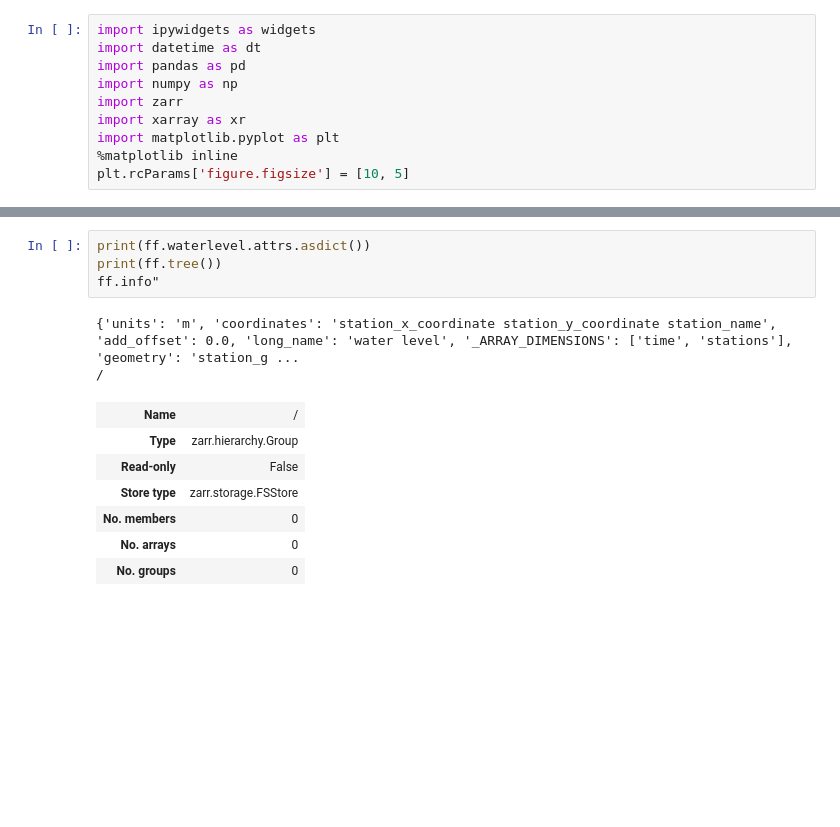
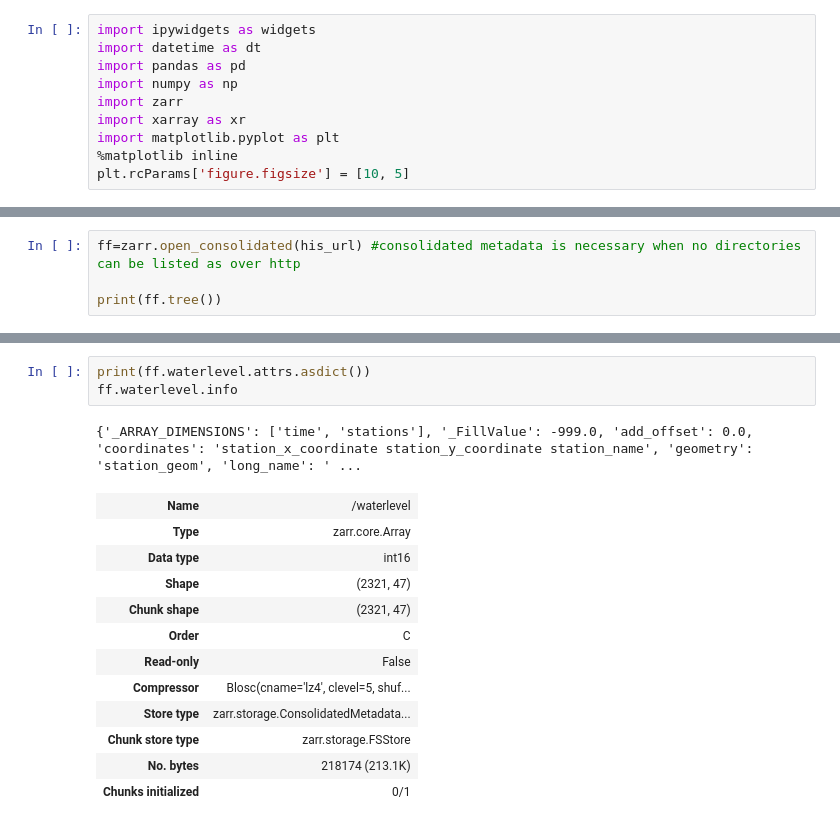
Before and after one commit to robot144/wetwin, a Jupyter notebook: zunormm_data.ipynb, the cells around one changed output, grey strips where cells are left out. Drawn from its saved outputs; the diff is of its cells as text; blank space fills up the shorter version.

Commit message:
Working downloads of zarr data over http .

```diff
--- a/zunormm_data.ipynb
+++ b/zunormm_data.ipynb
@@ -35,0 +43,4 @@ print(ff.tree())
+# %%
+ff=zarr.open_consolidated(his_url) #consolidated metadata is necessary when no directories can be listed as over http
+
+print(ff.tree())
@@ -36,14 +59,17 @@ print(ff.tree())
 # %%
 print(ff.waterlevel.attrs.asdict())
-print(ff.tree())
-ff.info"
+ff.waterlevel.info
 # %% [output]
-{'units': 'm', 'coordinates': 'station_x_coordinate station_y_coordinate station_name', 'add_offset': 0.0, 'long_name': 'water level', '_ARRAY_DIMENSIONS': ['time', 'stations'], 'geometry': 'station_g ...
-/
+{'_ARRAY_DIMENSIONS': ['time', 'stations'], '_FillValue': -999.0, 'add_offset': 0.0, 'coordinates': 'station_x_coordinate station_y_coordinate station_name', 'geometry': 'station_geom', 'long_name': ' ...
-| Name | / |
-| Type | zarr.hierarchy.Group |
+| Name | /waterlevel |
+| Type | zarr.core.Array |
+| Data type | int16 |
+| Shape | (2321, 47) |
+| Chunk shape | (2321, 47) |
+| Order | C |
 | Read-only | False |
-| Store type | zarr.storage.FSStore |
-| No. members | 0 |
-| No. arrays | 0 |
-| No. groups | 0 |
+| Compressor | Blosc(cname='lz4', clevel=5, shuf... |
+| Store type | zarr.storage.ConsolidatedMetadata... |
+| Chunk store type | zarr.storage.FSStore |
+| No. bytes | 218174 (213.1K) |
+| Chunks initialized | 0/1 |
```
Also changed, not shown: parts of 5 cells of this notebook, 2 other files.
